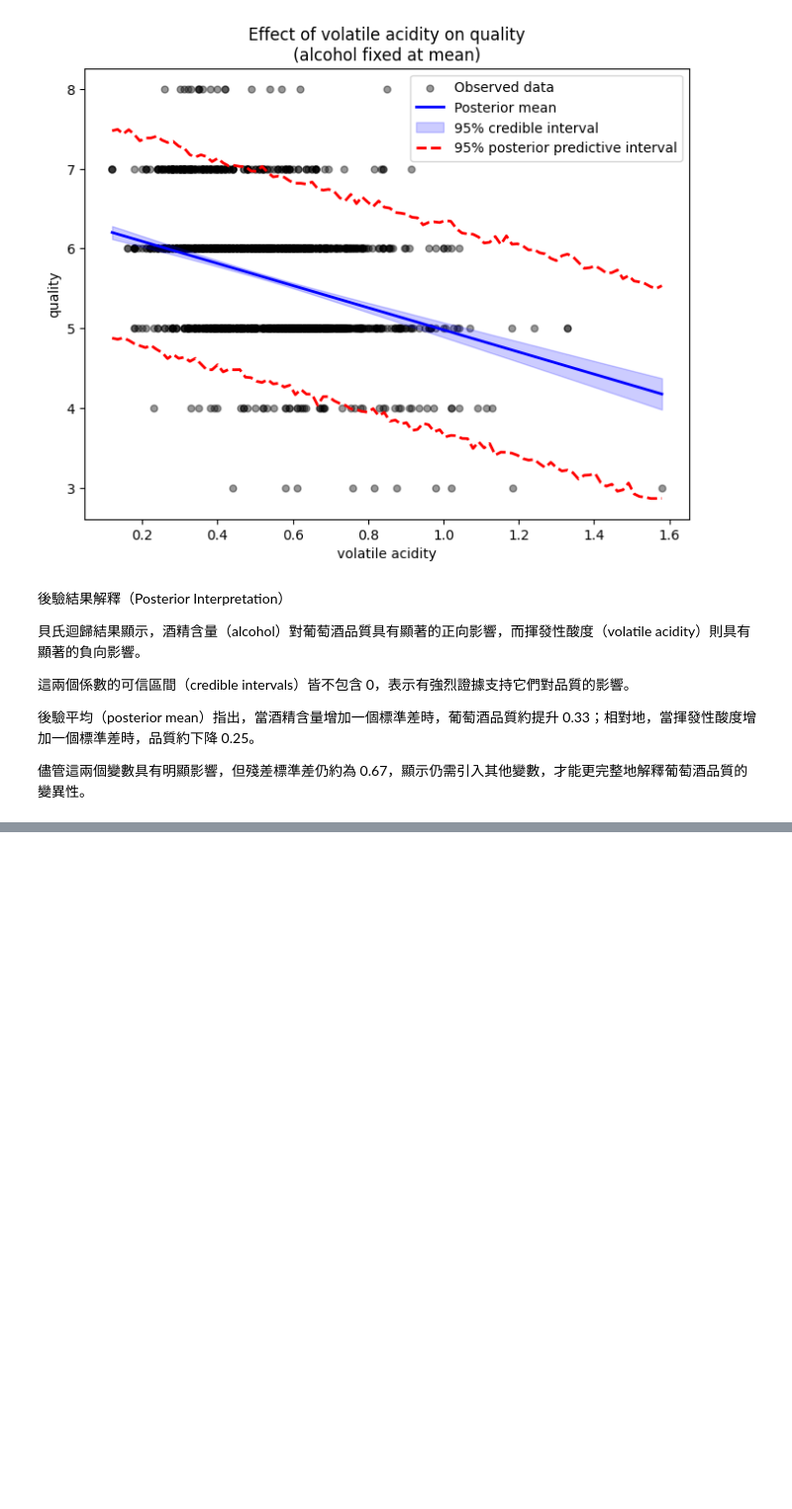
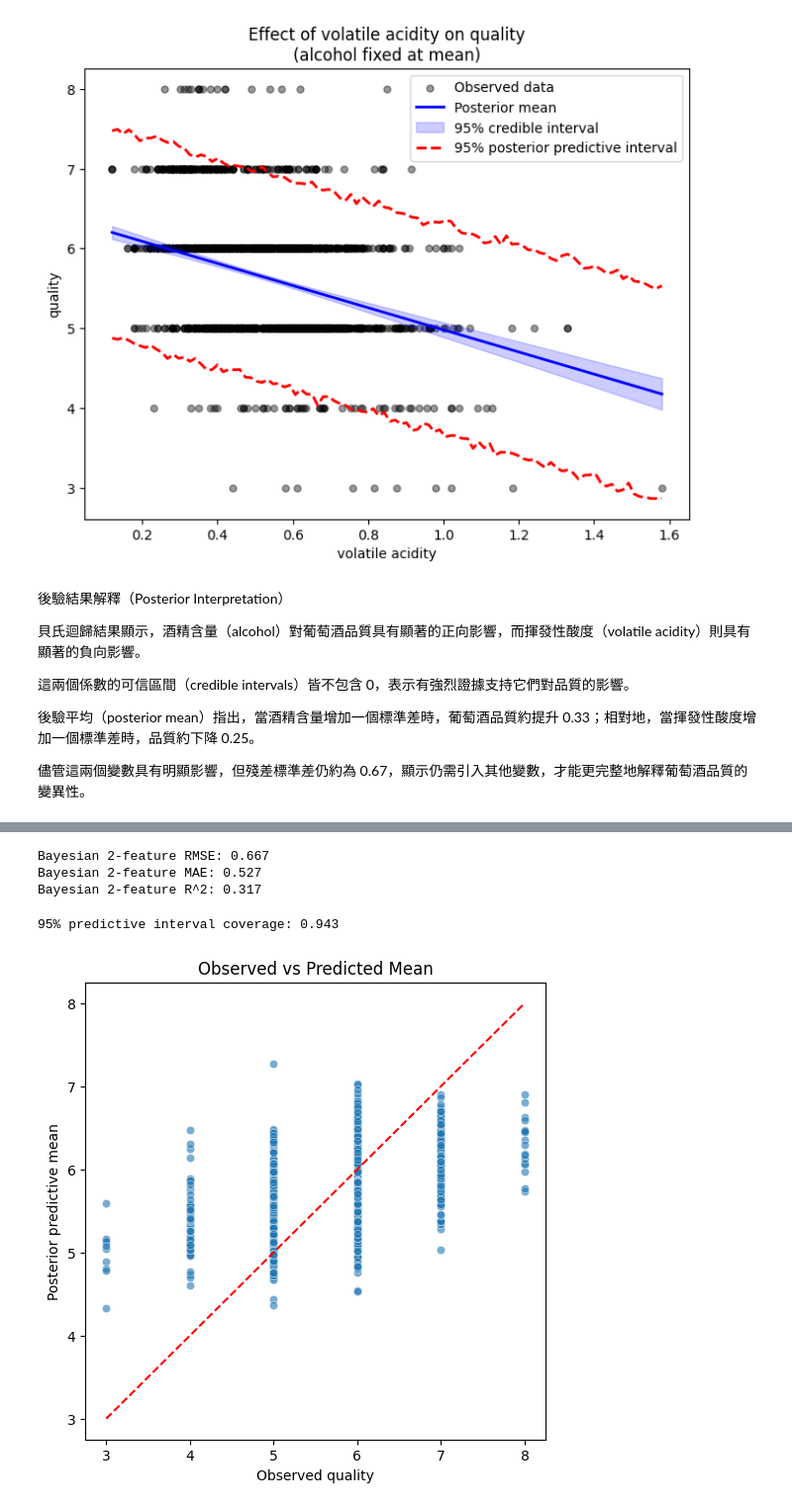
Before and after one commit to RafaelChen1991/01_Bayesian-Linear-Regression_MCMC, a Jupyter notebook: notebooks/03_bayesian_linear_regression.ipynb, the cells around one changed output, grey strips where cells are left out. Shown at 99% size. Drawn from its saved outputs; the diff is of its cells as text; code cells hidden in the pictures; blank space fills up the shorter version.

```diff
--- a/notebooks/03_bayesian_linear_regression.ipynb
+++ b/notebooks/03_bayesian_linear_regression.ipynb
@@ -413,0 +491,7 @@ plt.show()
+# %%
+with bayes_lm_2f:
+    ppc_2f = pm.sample_posterior_predictive(
+        trace_2f,
+        var_names=["y_obs"],
+        random_seed=42
+    )
@@ -413,0 +523,3 @@ plt.show()
+# %%
+y_ppc = ppc_2f.posterior_predictive["y_obs"].values
+y_ppc.shape
@@ -413,0 +528,6 @@ plt.show()
+# %%
+n_samples = y_ppc.shape[0] * y_ppc.shape[1]
+n_obs = y_ppc.shape[2]
+
+y_ppc_flat = y_ppc.reshape(n_samples, n_obs)
+y_ppc_flat.shape
@@ -413,0 +536,4 @@ plt.show()
+# %%
+y_pred_mean = y_ppc_flat.mean(axis=0)
+y_pred_lower = np.percentile(y_ppc_flat, 2.5, axis=0)
+y_pred_upper = np.percentile(y_ppc_flat, 97.5, axis=0)
@@ -413,0 +556,22 @@ plt.show()
+# %%
+from sklearn.metrics import mean_squared_error, mean_absolute_error, r2_score
+
+rmse_bayes_2f = np.sqrt(mean_squared_error(y, y_pred_mean))
+mae_bayes_2f = mean_absolute_error(y, y_pred_mean)
+r2_bayes_2f = r2_score(y, y_pred_mean)
+
+print(f"Bayesian 2-feature RMSE: {rmse_bayes_2f:.3f}")
+print(f"Bayesian 2-feature MAE: {mae_bayes_2f:.3f}")
+print(f"Bayesian 2-feature R^2: {r2_bayes_2f:.3f}")
+# %% [output]
+Bayesian 2-feature RMSE: 0.667
+Bayesian 2-feature MAE: 0.527
+Bayesian 2-feature R^2: 0.317
+# %%
+coverage_95 = np.mean(
+    (y >= y_pred_lower) & (y <= y_pred_upper)
+)
+
+print(f"95% predictive interval coverage: {coverage_95:.3f}")
+# %% [output]
+95% predictive interval coverage: 0.943
@@ -413,0 +580,13 @@ plt.show()
+# %%
+plt.figure(figsize=(6,6))
+
+sns.scatterplot(x=y, y=y_pred_mean, alpha=0.6)
+
+plt.plot([y.min(), y.max()], [y.min(), y.max()], "r--")
+
+plt.xlabel("Observed quality")
+plt.ylabel("Posterior predictive mean")
+plt.title("Observed vs Predicted Mean")
+plt.show()
+# %% [output]
+[figure, added]
```
Also changed, not shown: parts of 22 cells of this notebook.
